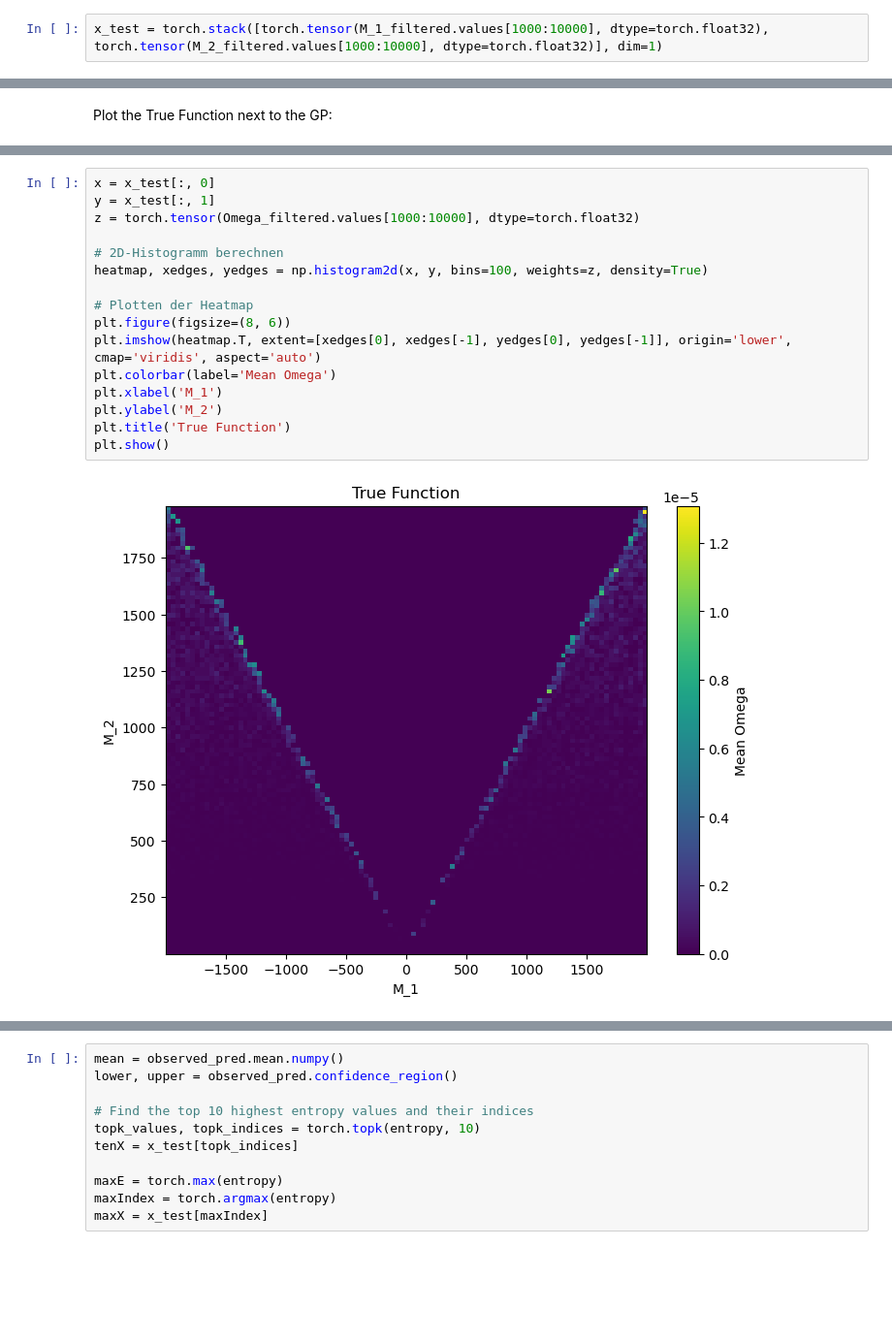
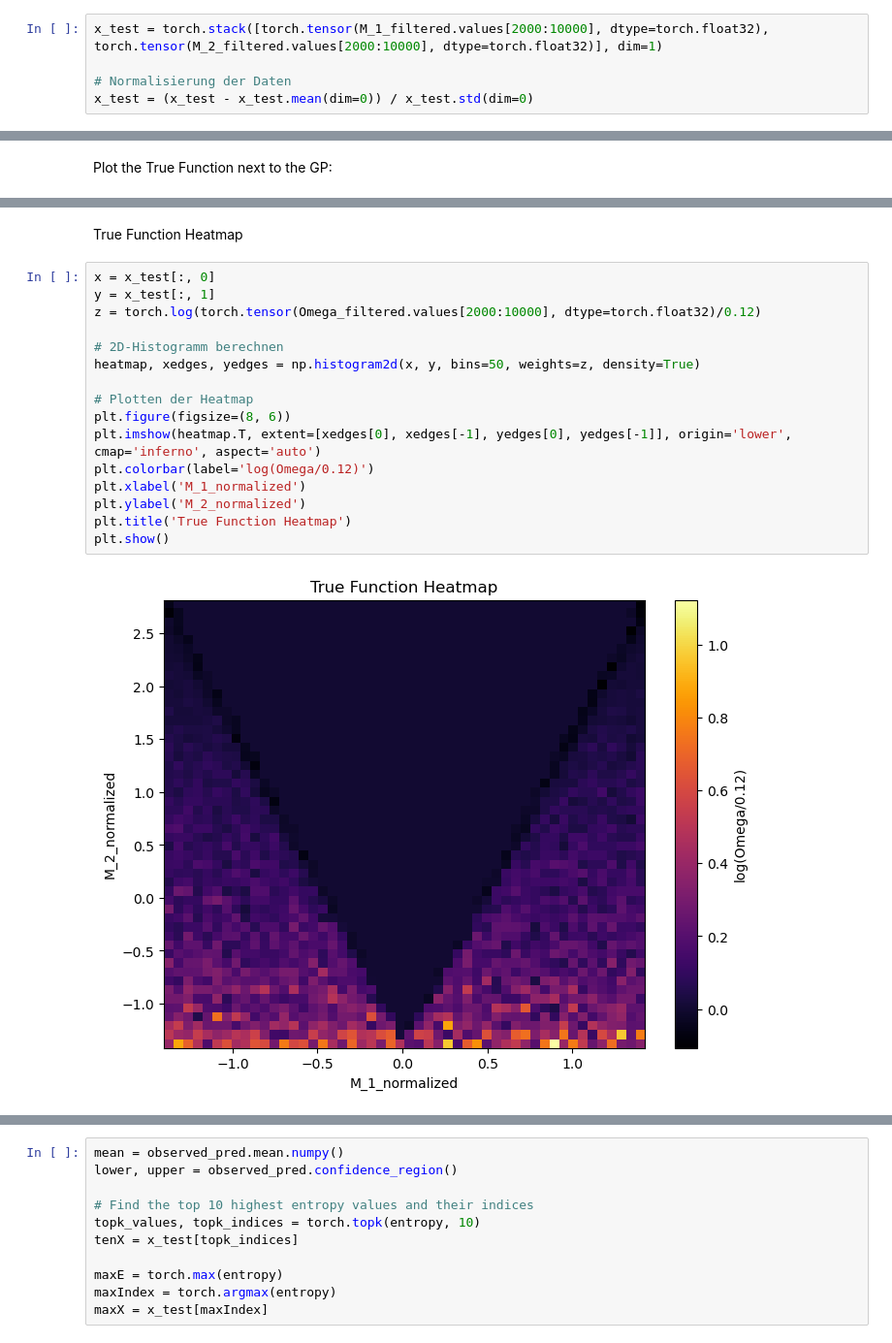
Before and after one commit to DomeVoss95/ActiveLearning_pMSSMwithGP, a Jupyter notebook: model/Toy_model2D.ipynb, the cells around one changed output, grey strips where cells are left out. Shown at 97% size. Drawn from its saved outputs; the diff is of its cells as text; blank space fills up the shorter version.

```diff
--- a/model/Toy_model2D.ipynb
+++ b/model/Toy_model2D.ipynb
@@ -168,5 +161,8 @@ Name: task_covar_module.raw_var, Value: tensor([-0.8447])
 # %% [markdown]
 Evaluate on test data & get entropy
 # %%
-x_test = torch.stack([torch.tensor(M_1_filtered.values[1000:10000], dtype=torch.float32), torch.tensor(M_2_filtered.values[1000:10000], dtype=torch.float32)], dim=1)
+x_test = torch.stack([torch.tensor(M_1_filtered.values[2000:10000], dtype=torch.float32), torch.tensor(M_2_filtered.values[2000:10000], dtype=torch.float32)], dim=1)
+
+# Normalisierung der Daten
+x_test = (x_test - x_test.mean(dim=0)) / x_test.std(dim=0)
 # %%
@@ -257,18 +265,20 @@ plt.show()
+# %% [markdown]
+True Function Heatmap
 # %%
 x = x_test[:, 0]
 y = x_test[:, 1]
-z = torch.tensor(Omega_filtered.values[1000:10000], dtype=torch.float32)
+z = torch.log(torch.tensor(Omega_filtered.values[2000:10000], dtype=torch.float32)/0.12)
 
 # 2D-Histogramm berechnen
-heatmap, xedges, yedges = np.histogram2d(x, y, bins=100, weights=z, density=True)
+heatmap, xedges, yedges = np.histogram2d(x, y, bins=50, weights=z, density=True)
 
 # Plotten der Heatmap
 plt.figure(figsize=(8, 6))
-plt.imshow(heatmap.T, extent=[xedges[0], xedges[-1], yedges[0], yedges[-1]], origin='lower', cmap='viridis', aspect='auto')
-plt.colorbar(label='Mean Omega')
-plt.xlabel('M_1')
-plt.ylabel('M_2')
-plt.title('True Function')
+plt.imshow(heatmap.T, extent=[xedges[0], xedges[-1], yedges[0], yedges[-1]], origin='lower', cmap='inferno', aspect='auto')
+plt.colorbar(label='log(Omega/0.12)')
+plt.xlabel('M_1_normalized')
+plt.ylabel('M_2_normalized')
+plt.title('True Function Heatmap')
 plt.show()
 # %% [output]
-[figure, old version]
+[figure, new version]
```
Also changed, not shown: parts of 17 cells of this notebook, 1 other file.
